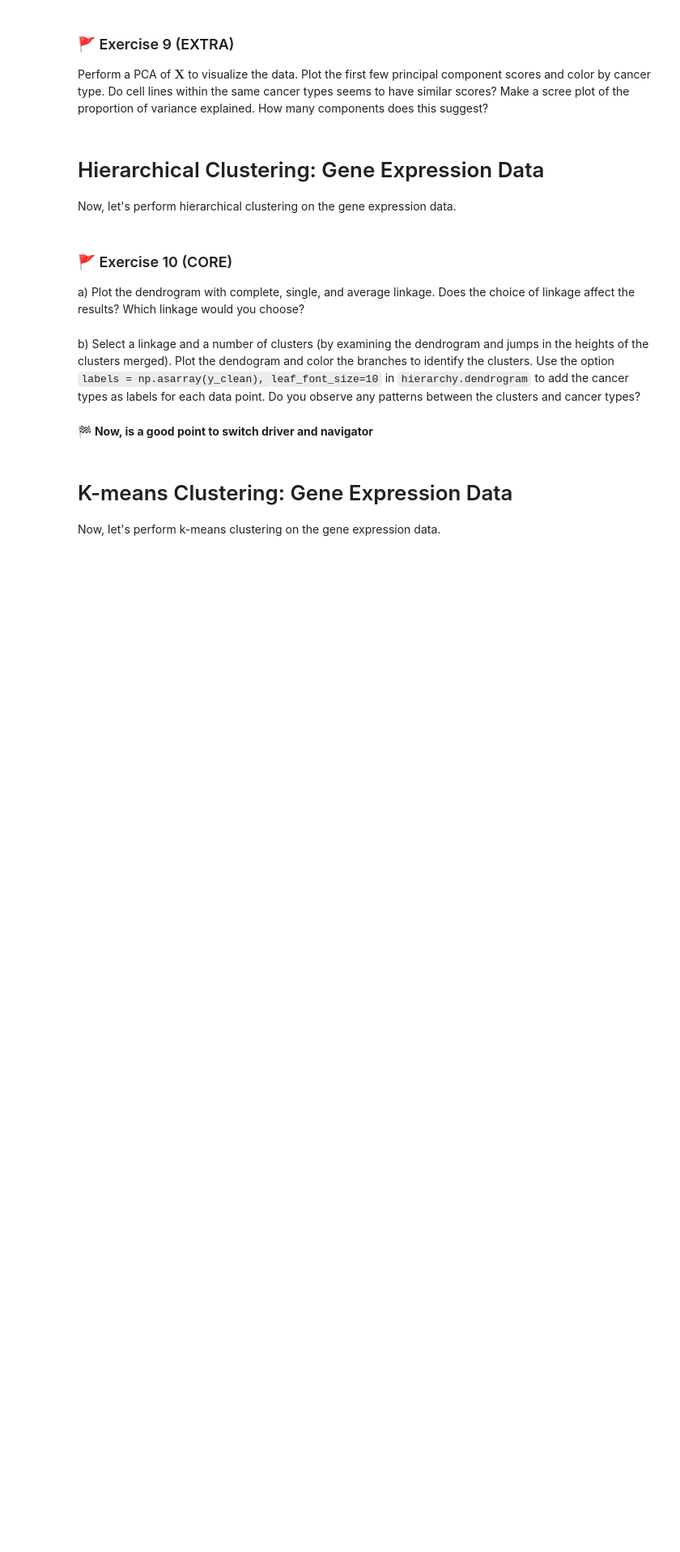
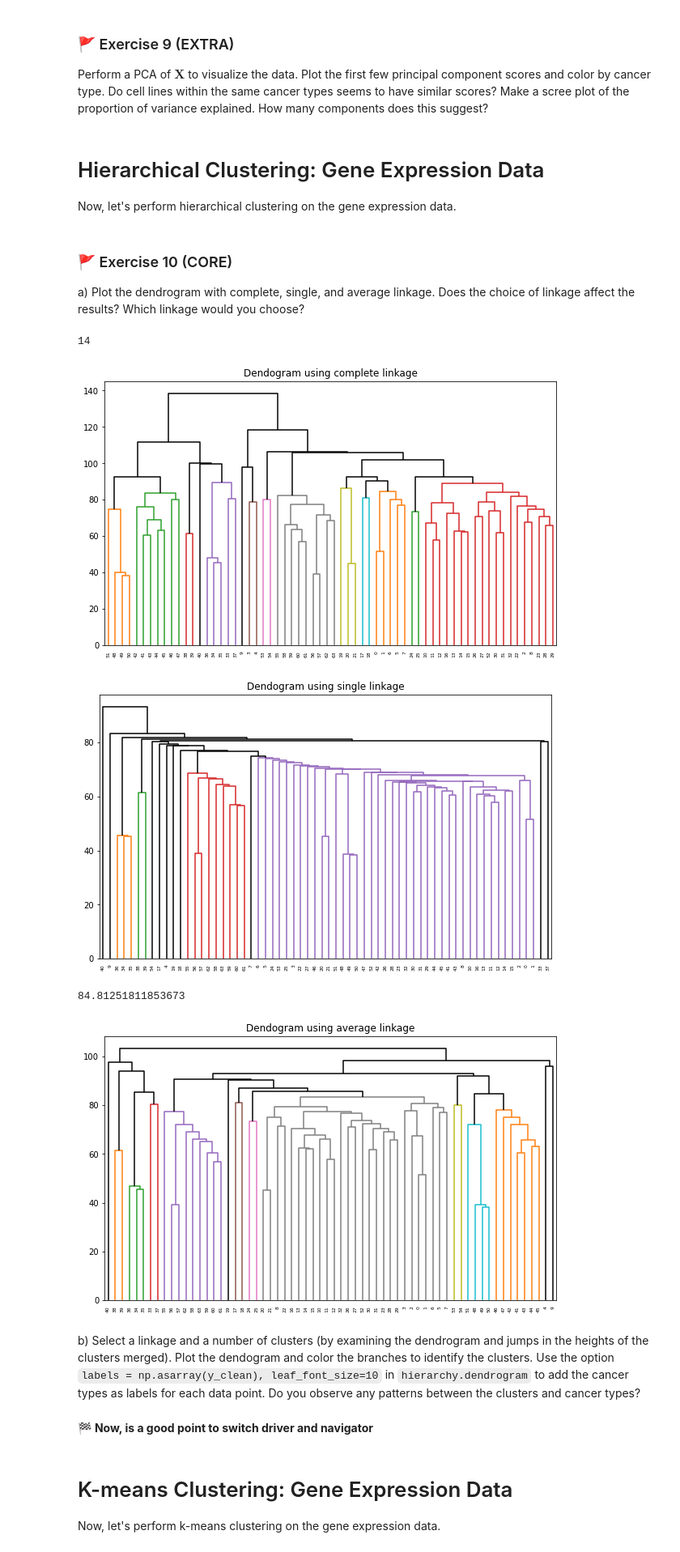
Before and after one commit to flores5545/MLPy2024, a Jupyter notebook: mlp_week03/mlp_week03.ipynb, the cells around one changed output. Shown at 81% size. Drawn from its saved outputs; the diff is of its cells as text; code cells hidden in the pictures; blank space fills up the shorter version.

```diff
--- a/mlp_week03/mlp_week03.ipynb
+++ b/mlp_week03/mlp_week03.ipynb
@@ -383,6 +443,43 @@ Now, let's perform hierarchical clustering on the gene expression data.
 ### 🚩 Exercise 10 (CORE)
 
 a) Plot the dendrogram with complete, single, and average linkage. Does the choice of linkage affect the results? Which linkage would you choose?
+# %%
+print(len(cancer_types))
+hc_comp = hierarchy.linkage(X_array, method='complete')
+hc_sin = hierarchy.linkage(X_array, method='single')
+hc_avg = hierarchy.linkage(X_array, method='average')
+
+
+# Complete
+threshold = hc_comp[-len(cancer_types) + 1, 2]
+cargs = {'color_threshold': threshold, 'above_threshold_color':'black'}
+fig, ax = plt.subplots(1, 1, figsize=(10,6))
+ax.set_title('Dendogram using complete linkage')
+hierarchy.dendrogram(hc_comp, ax=ax, **cargs)
+plt.show()
+
+# Single
+threshold = hc_sin[-len(cancer_types) + 1, 2]
+cargs = {'color_threshold': threshold, 'above_threshold_color':'black'}
+fig, ax = plt.subplots(1, 1, figsize=(10,6))
+ax.set_title('Dendogram using single linkage')
+hierarchy.dendrogram(hc_sin, ax=ax, **cargs)
+plt.show()
+
+# Average
+threshold = hc_avg[-len(cancer_types) + 1, 2]
+print(threshold)
+cargs = {'color_threshold': threshold, 'above_threshold_color':'black'}
+fig, ax = plt.subplots(1, 1, figsize=(10,6))
+ax.set_title('Dendogram using average linkage')
+hierarchy.dendrogram(hc_avg, ax=ax, **cargs)
+plt.show()
+# %% [output]
+14
+[figure, added]
+[figure, added]
+84.81251811853673
+[figure, added]
 # %% [markdown]
 b) Select a linkage and a number of clusters (by examining the dendrogram and jumps in the heights of the clusters merged). Plot the dendogram and color the branches to identify the clusters. Use the option `labels = np.asarray(y_clean), leaf_font_size=10` in `hierarchy.dendrogram` to add the cancer types as labels for each data point. Do you observe any patterns between the clusters and cancer types?
 # %% [markdown]
```
Also changed, not shown: parts of 10 cells of this notebook.
